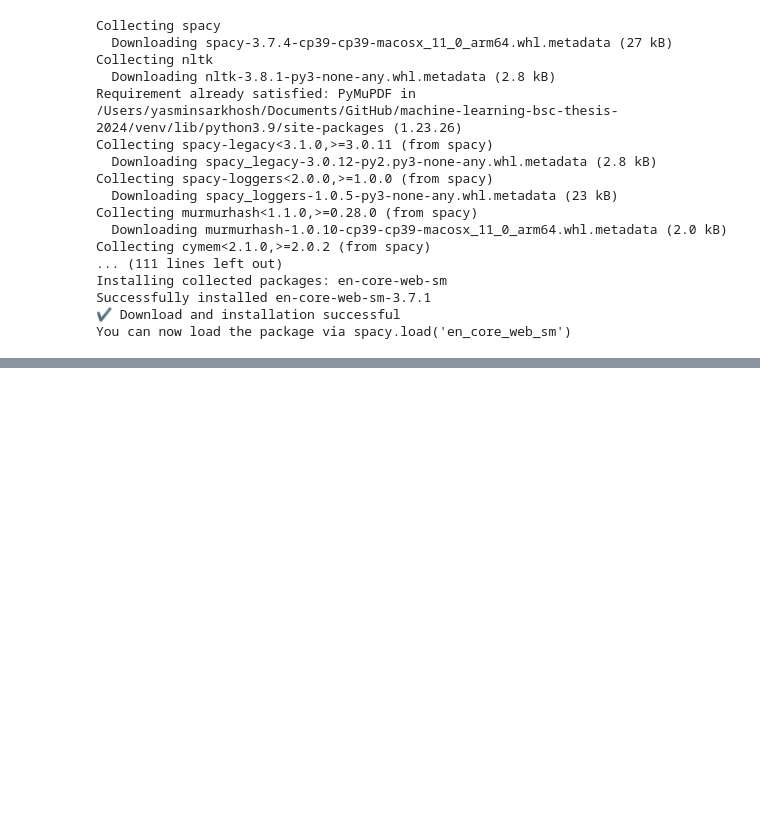
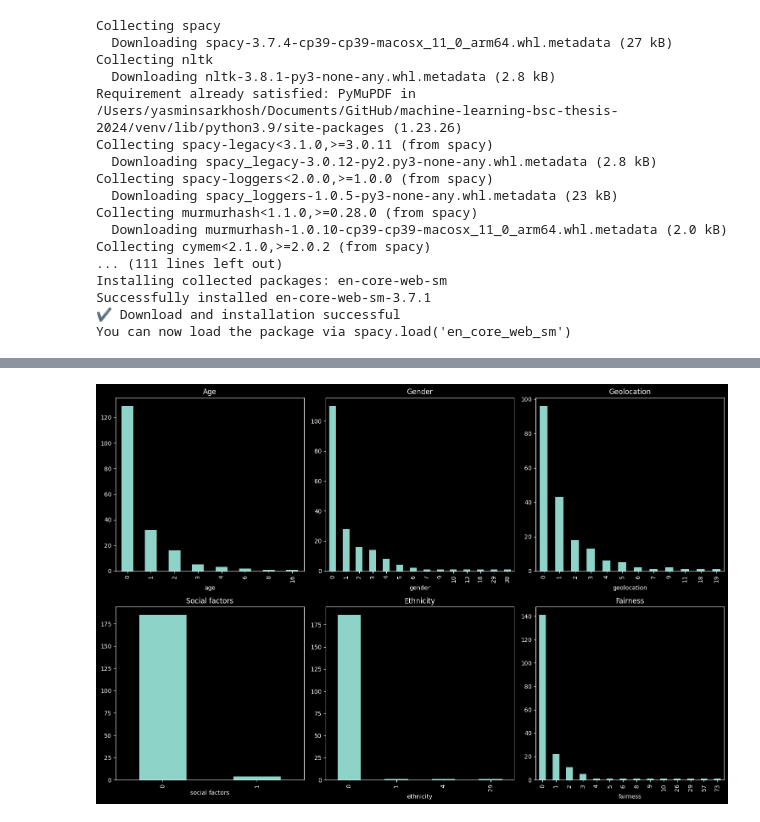
Before and after one commit to yasminsarkhosh/machine-learning-bsc-thesis-2024, a Jupyter notebook: code/database_analysis.ipynb, the cells around one changed output, grey strips where cells are left out. Drawn from its saved outputs; the diff is of its cells as text; code cells hidden in the pictures; blank space fills up the shorter version.

```diff
--- a/code/database_analysis.ipynb
+++ b/code/database_analysis.ipynb
@@ -466,0 +703,36 @@ print(f"With the keyword(s) being {keywords}, {len(selected_papers)} papers were
+# %%
+# Given the limitation in the live coding environment, we will write the code that you can run on your local machine.
+
+import pandas as pd
+import matplotlib.pyplot as plt
+
+# Assuming 'df' is your DataFrame with the appropriate data already loaded.
+# Specify the categories you want to plot
+categories_to_plot = ['age', 'gender', 'geolocation', 'social factors', 'ethnicity', 'fairness']
+
+# Define the number of rows and columns for the subplots based on the number of categories
+num_categories = len(categories_to_plot)
+num_cols = 3  # Choose the number of columns for your subplot grid
+num_rows = num_categories // num_cols + (num_categories % num_cols > 0)
+
+# Create subplots
+fig, axs = plt.subplots(num_rows, num_cols, figsize=(5 * num_cols, 5 * num_rows))  # Adjust figsize as necessary
+axs = axs.flatten()  # Flatten the array of axes for easier iteration
+
+# Plot a bar plot for each specified category
+for i, category in enumerate(categories_to_plot):
+    # Create the bar plot on the appropriate subplot
+    # Note: This assumes each entry in these columns is a count. If not, adjust the plotting code accordingly.
+    agg_results_df[category].value_counts().sort_index().plot(kind='bar', ax=axs[i], title=category.capitalize())
+
+# Hide any unused subplot axes
+for j in range(i + 1, num_rows * num_cols):
+    axs[j].set_visible(False)
+
+# Adjust the layout
+plt.tight_layout()
+plt.show()
+
+# This code snippet is ready to run on your local machine. Make sure to replace the df placeholder with your actual DataFrame.
+# %% [output]
+[figure, added]
```
Also changed, not shown: parts of 44 cells of this notebook, 34 other files.
